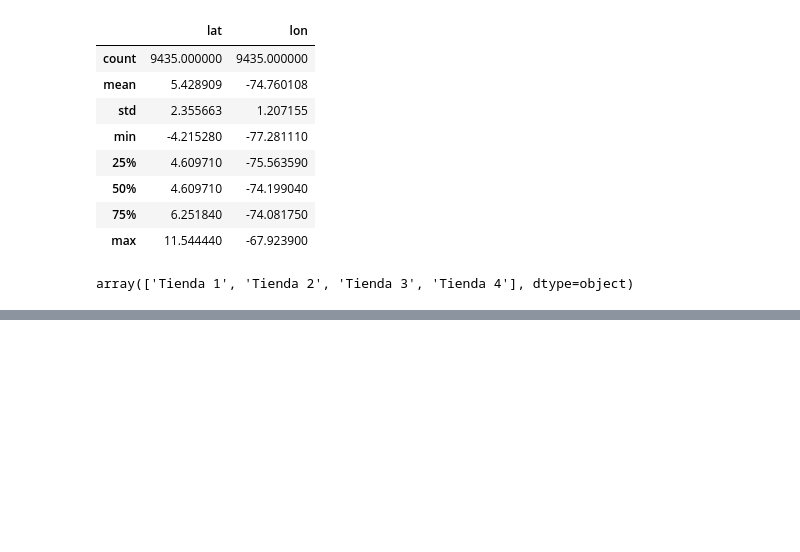
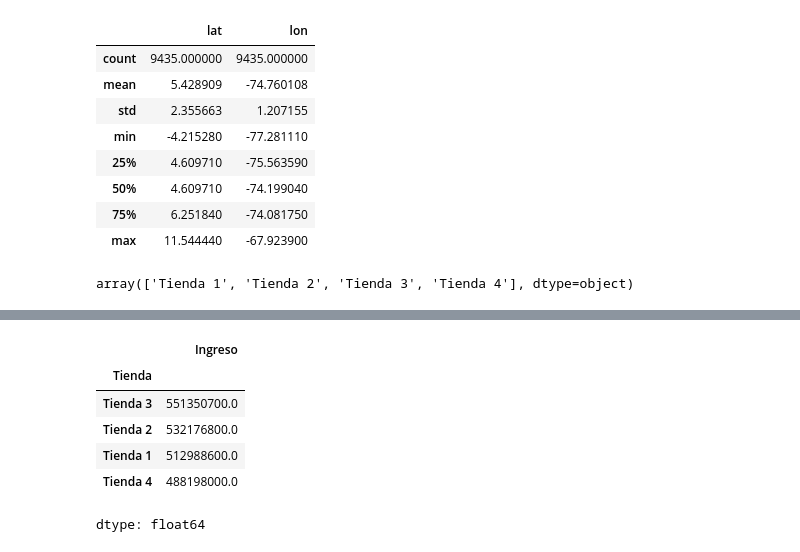
Before and after one commit to Mata-68/desafio_alura_store, a Jupyter notebook: DesafioAluraStoreLatam.ipynb, the cells around one changed output, grey strips where cells are left out. Cells and saved outputs as stored; diff of their text form; code cells hidden in the pictures; blank space fills up the shorter version.

```diff
--- a/DesafioAluraStoreLatam.ipynb
+++ b/DesafioAluraStoreLatam.ipynb
@@ -797,0 +858,10 @@ df_total['Tienda'] = df_total['Tienda'].str.strip().str.title()
+# %%
+zona_caliente.groupby('Tienda')['Ingreso'].sum().sort_values(ascending=False)
+# %% [output]
+|  | Ingreso |
+| Tienda |  |
+| Tienda 3 | 551350700.0 |
+| Tienda 2 | 532176800.0 |
+| Tienda 1 | 512988600.0 |
+| Tienda 4 | 488198000.0 |
+dtype: float64
```
Also changed, not shown: parts of 5 cells of this notebook.
